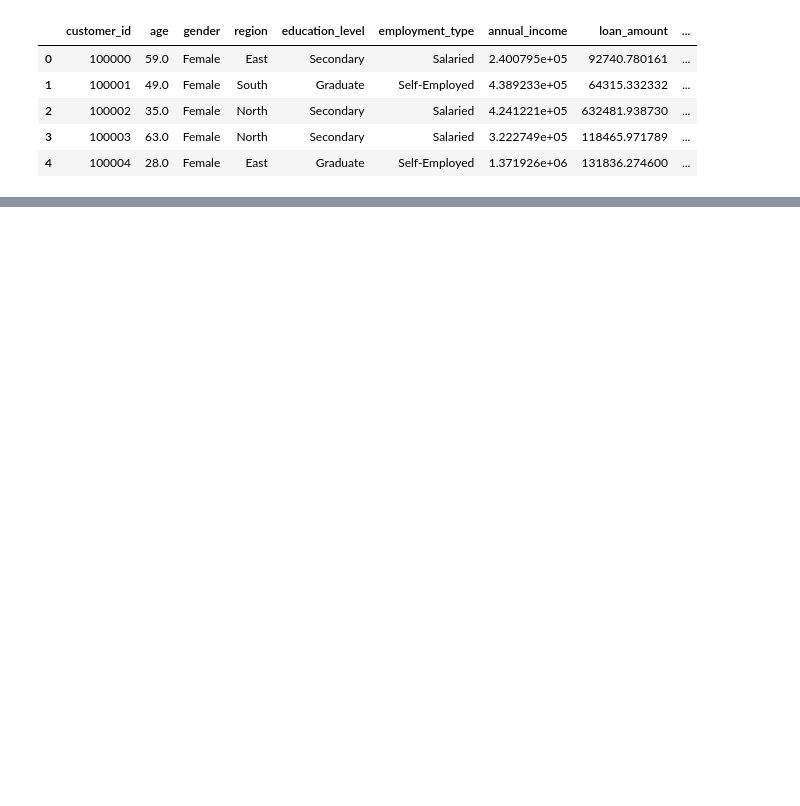
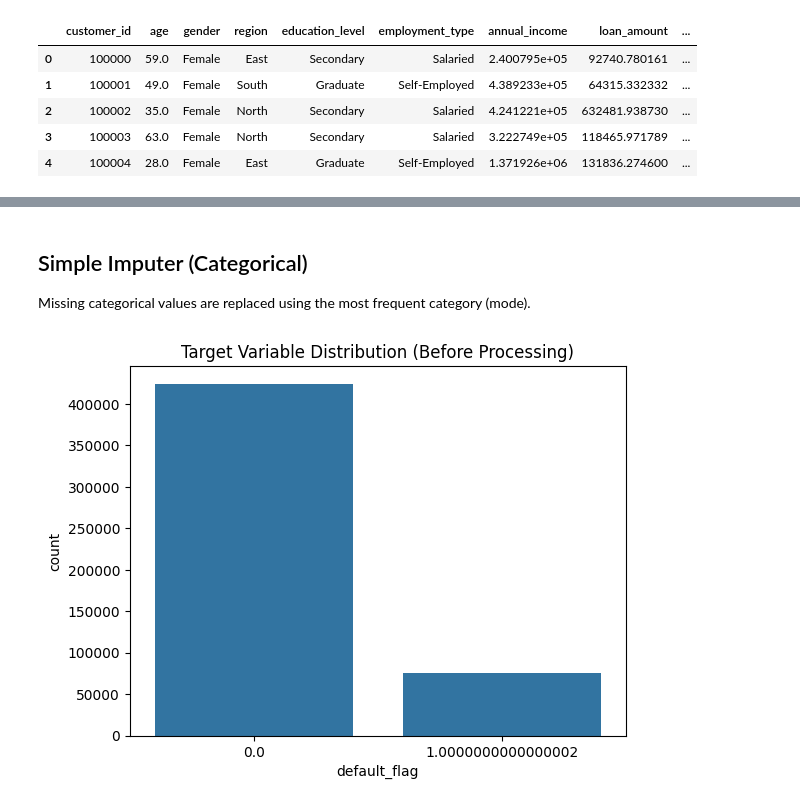
Before and after one commit to Parth-M-M/Rnw, a Jupyter notebook: python/Final_project/Final_project.ipynb, the cells around one changed output, grey strips where cells are left out. Saved outputs shown, nothing was run; the diff lists cells and outputs as text; code cells hidden in the pictures; blank space fills up the shorter version.

```diff
--- a/python/Final_project/Final_project.ipynb
+++ b/python/Final_project/Final_project.ipynb
@@ -64,0 +176,10 @@ Name: age, Length: 500000, dtype: float64
+# %% [markdown]
+## Simple Imputer (Categorical)
+
+Missing categorical values are replaced using the most frequent category (mode).
+# %%
+sns.countplot(x="default_flag", data=df)
+plt.title("Target Variable Distribution (Before Processing)")
+plt.show()
+# %% [output]
+[figure, added]
```
Also changed, not shown: parts of 76 cells of this notebook, 2 other files.
